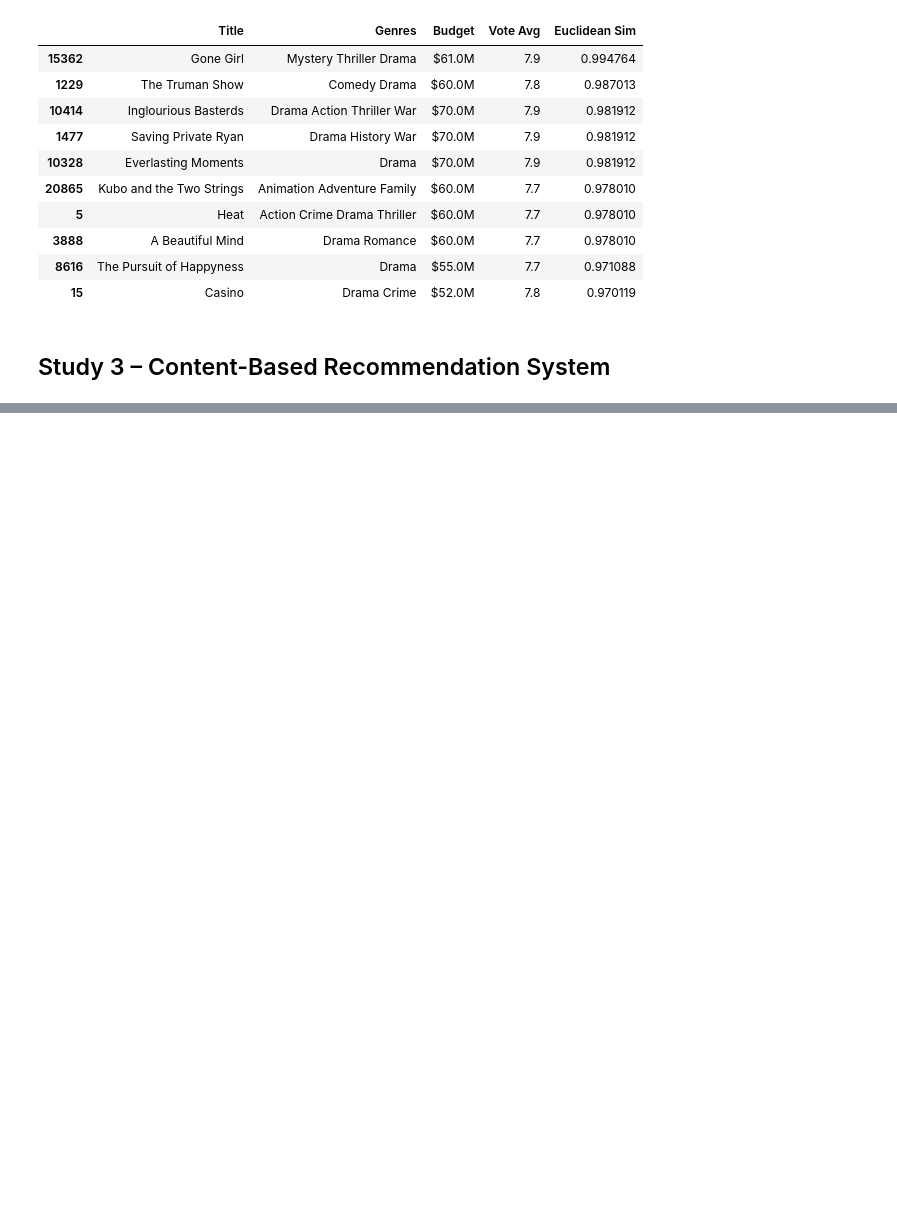
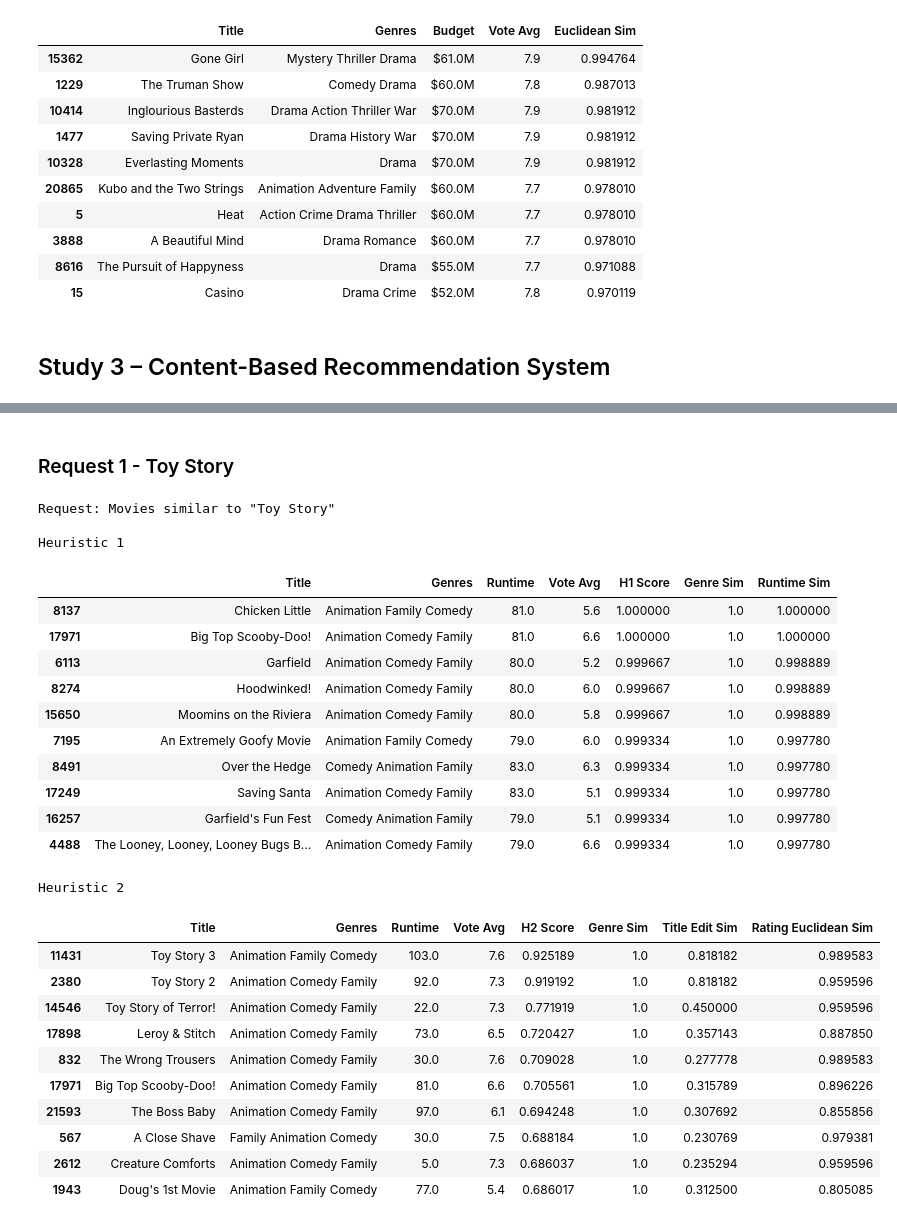
Before and after one commit to JCoji/DataScienceA2, a Jupyter notebook: A4 - Jonthan Cojita, Lucas Gavura.ipynb, the cells around one changed output, grey strips where cells are left out. Cells and saved outputs as stored; diff of their text form; code cells hidden in the pictures; blank space fills up the shorter version.

```diff
--- a/A4 - Jonthan Cojita, Lucas Gavura.ipynb
+++ b/A4 - Jonthan Cojita, Lucas Gavura.ipynb
@@ -563,0 +570,31 @@ Top 10 movies with most similar budget + rating profile:
+# %%
+def recommend_heuristic1(query_title, df, n=10):
+    #Genre is the primary driver of viewer preference for choosing other films they will enjoy
+    #Runtime is less important but still impactful, viewers with less time may prefer short ones, and epic lovers may prefer long ones
+    GENRE_WEIGHT = 0.7
+    RUNTIME_WEIGHT = 0.3
+
+    query_movie = find_movie(query_title, df)
+    query_id = query_movie.name
+    q_genres = query_movie['genres_list']
+    q_runtime = query_movie['runtime_filled']
+
+    df_other = df[df.index != query_id].copy()
+
+    df_other['genre_sim'] = df_other['genres_list'].apply(
+        lambda g: jaccard_similarity(q_genres, g)
+    )
+    df_other['runtime_sim'] = df_other['runtime_filled'].apply(
+        lambda v: manhattan_similarity(q_runtime, v)
+    )
+    df_other['h1_score'] = (
+        GENRE_WEIGHT * df_other['genre_sim'] +
+        RUNTIME_WEIGHT * df_other['runtime_sim']
+    )
+
+    top = (
+        df_other.sort_values(['h1_score', 'popularity_filled'], ascending=[False, False])
+        .head(n)[['title', 'genres_str', 'runtime', 'vote_average', 'h1_score', 'genre_sim', 'runtime_sim']]
+    )
+    top.columns = ['Title', 'Genres', 'Runtime', 'Vote Avg', 'H1 Score', 'Genre Sim', 'Runtime Sim']
+    return query_movie['title'], top
@@ -563,0 +641,40 @@ Top 10 movies with most similar budget + rating profile:
+# %% [markdown]
+### Request 1 - Toy Story
+# %%
+# Request 1
+q = "Toy Story"
+_, r1_h1 = recommend_heuristic1(q, df)
+_, r1_h2 = recommend_heuristic2(q, df)
+
+print(f'Request: Movies similar to "{q}"')
+print('\nHeuristic 1')
+display(r1_h1)
+print('\nHeuristic 2')
+display(r1_h2)
+# %% [output]
+Request: Movies similar to "Toy Story"
+
+Heuristic 1
+|  | Title | Genres | Runtime | Vote Avg | H1 Score | Genre Sim | Runtime Sim |
+| 8137 | Chicken Little | Animation Family Comedy | 81.0 | 5.6 | 1.000000 | 1.0 | 1.000000 |
+| 17971 | Big Top Scooby-Doo! | Animation Comedy Family | 81.0 | 6.6 | 1.000000 | 1.0 | 1.000000 |
+| 6113 | Garfield | Animation Comedy Family | 80.0 | 5.2 | 0.999667 | 1.0 | 0.998889 |
+| 8274 | Hoodwinked! | Animation Comedy Family | 80.0 | 6.0 | 0.999667 | 1.0 | 0.998889 |
+| 15650 | Moomins on the Riviera | Animation Comedy Family | 80.0 | 5.8 | 0.999667 | 1.0 | 0.998889 |
+| 7195 | An Extremely Goofy Movie | Animation Family Comedy | 79.0 | 6.0 | 0.999334 | 1.0 | 0.997780 |
+| 8491 | Over the Hedge | Comedy Animation Family | 83.0 | 6.3 | 0.999334 | 1.0 | 0.997780 |
+| 17249 | Saving Santa | Animation Comedy Family | 83.0 | 5.1 | 0.999334 | 1.0 | 0.997780 |
+| 16257 | Garfield's Fun Fest | Comedy Animation Family | 79.0 | 5.1 | 0.999334 | 1.0 | 0.997780 |
+| 4488 | The Looney, Looney, Looney Bugs B... | Animation Comedy Family | 79.0 | 6.6 | 0.999334 | 1.0 | 0.997780 |
+Heuristic 2
+|  | Title | Genres | Runtime | Vote Avg | H2 Score | Genre Sim | Title Edit Sim | Rating Euclidean Sim |
+| 11431 | Toy Story 3 | Animation Family Comedy | 103.0 | 7.6 | 0.925189 | 1.0 | 0.818182 | 0.989583 |
+| 2380 | Toy Story 2 | Animation Comedy Family | 92.0 | 7.3 | 0.919192 | 1.0 | 0.818182 | 0.959596 |
+| 14546 | Toy Story of Terror! | Animation Comedy Family | 22.0 | 7.3 | 0.771919 | 1.0 | 0.450000 | 0.959596 |
+| 17898 | Leroy & Stitch | Animation Comedy Family | 73.0 | 6.5 | 0.720427 | 1.0 | 0.357143 | 0.887850 |
+| 832 | The Wrong Trousers | Animation Comedy Family | 30.0 | 7.6 | 0.709028 | 1.0 | 0.277778 | 0.989583 |
+| 17971 | Big Top Scooby-Doo! | Animation Comedy Family | 81.0 | 6.6 | 0.705561 | 1.0 | 0.315789 | 0.896226 |
+| 21593 | The Boss Baby | Animation Comedy Family | 97.0 | 6.1 | 0.694248 | 1.0 | 0.307692 | 0.855856 |
+| 567 | A Close Shave | Family Animation Comedy | 30.0 | 7.5 | 0.688184 | 1.0 | 0.230769 | 0.979381 |
+| 2612 | Creature Comforts | Animation Comedy Family | 5.0 | 7.3 | 0.686037 | 1.0 | 0.235294 | 0.959596 |
+| 1943 | Doug's 1st Movie | Animation Family Comedy | 77.0 | 5.4 | 0.686017 | 1.0 | 0.312500 | 0.805085 |
```
Also changed, not shown: parts of 9 cells of this notebook.
